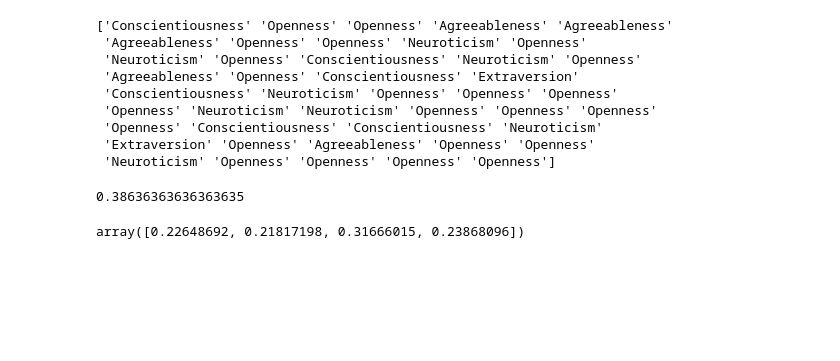
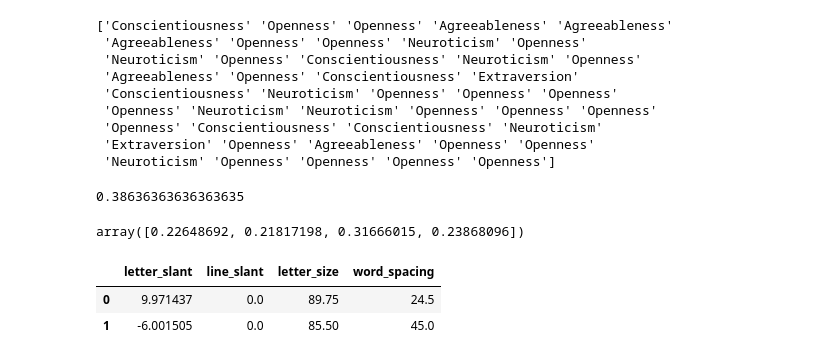
Before and after one commit to subhadip6869/Personality_Prediction, a Jupyter notebook: personality_randomforest.ipynb, the cells around one changed output. Drawn from its saved outputs; the diff is of its cells as text; code cells hidden in the pictures; blank space fills up the shorter version.

```diff
--- a/personality_randomforest.ipynb
+++ b/personality_randomforest.ipynb
@@ -134,3 +134,9 @@ accuracy
 rf.feature_importances_
 # %% [output]
 array([0.22648692, 0.21817198, 0.31666015, 0.23868096])
+# %%
+x_test.head(2)
+# %% [output]
+|  | letter_slant | line_slant | letter_size | word_spacing |
+| 0 | 9.971437 | 0.0 | 89.75 | 24.5 |
+| 1 | -6.001505 | 0.0 | 85.50 | 45.0 |
```
Also changed, not shown: parts of 7 cells of this notebook, 5 other files.
